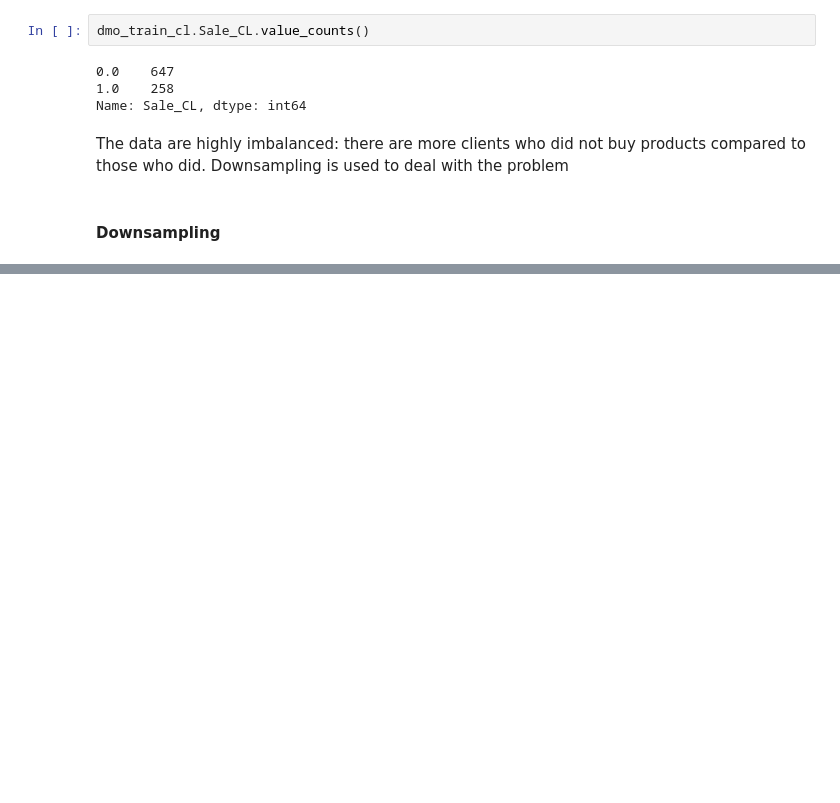
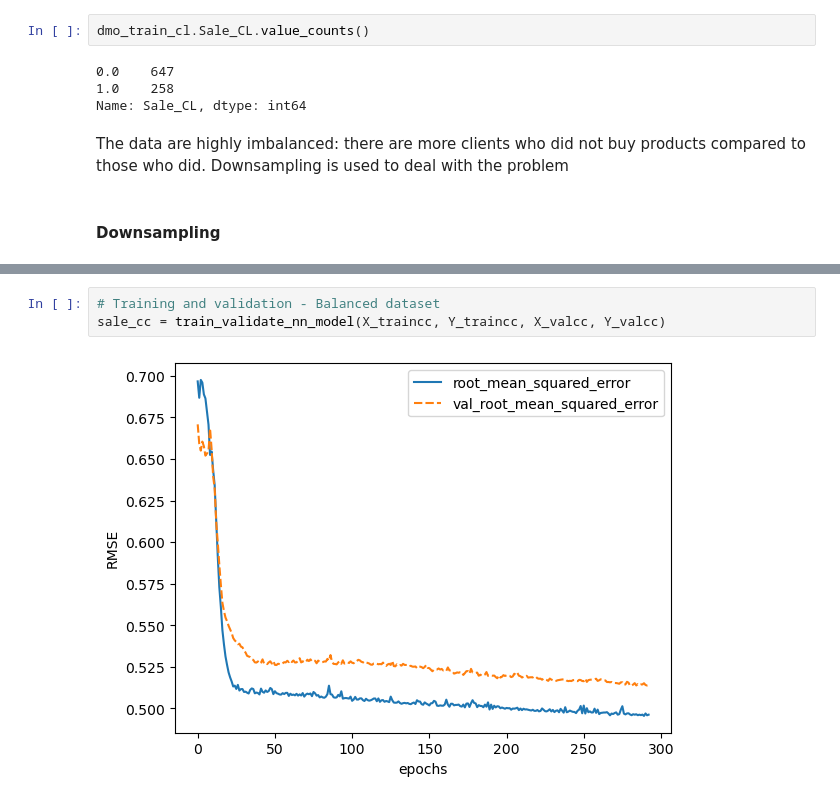
Before and after one commit to ahryho/direct-marketing-optimisation, a Jupyter notebook: notebooks/03_model.ipynb, the cells around one changed output, grey strips where cells are left out. Cells and saved outputs as stored; diff of their text form; blank space fills up the shorter version.

```diff
--- a/notebooks/03_model.ipynb
+++ b/notebooks/03_model.ipynb
@@ -293,0 +399,5 @@ dmo_train_CL = pd.concat([dmo_train_CL_boughtonly, dmo_train_CL_didntbuyonly])
+# %%
+# Training and validation - Balanced dataset
+sale_cc = train_validate_nn_model(X_traincc, Y_traincc, X_valcc, Y_valcc)
+# %% [output]
+[figure, added]
```
Also changed, not shown: parts of 75 cells of this notebook.
